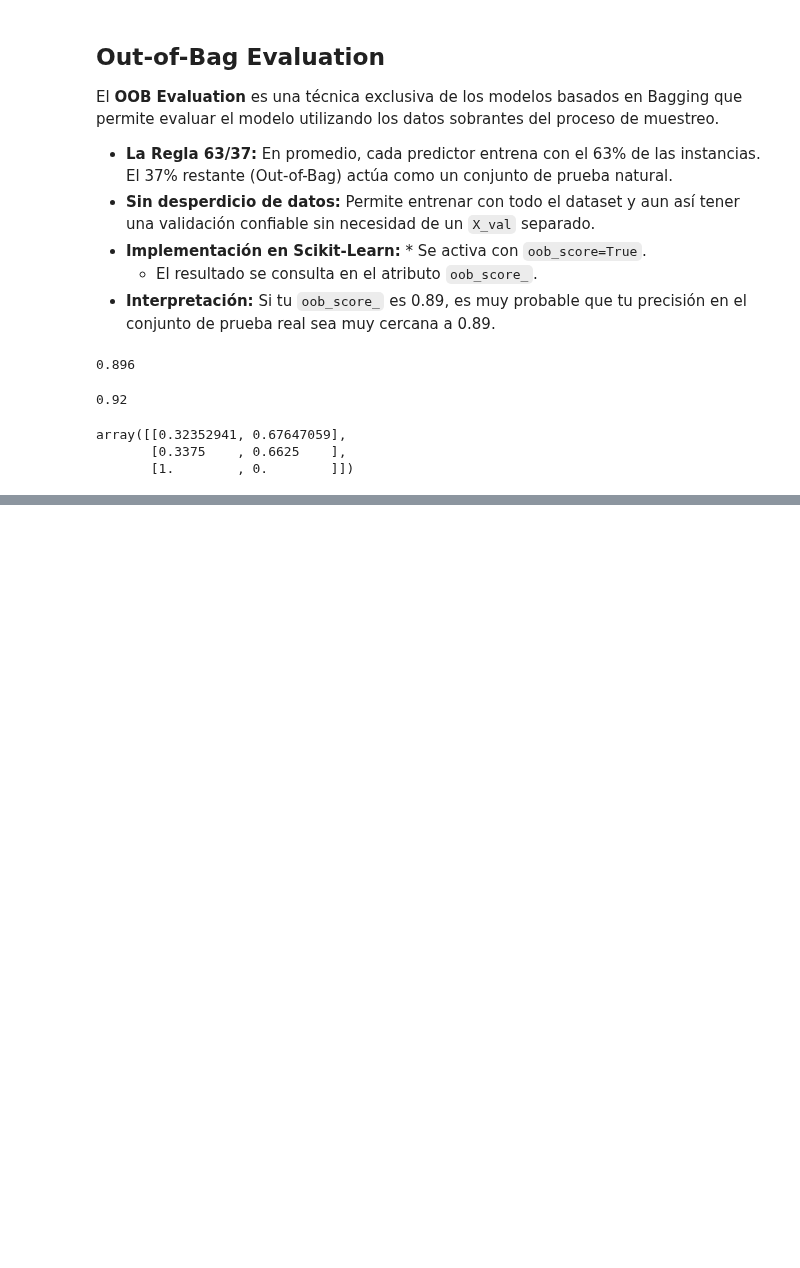
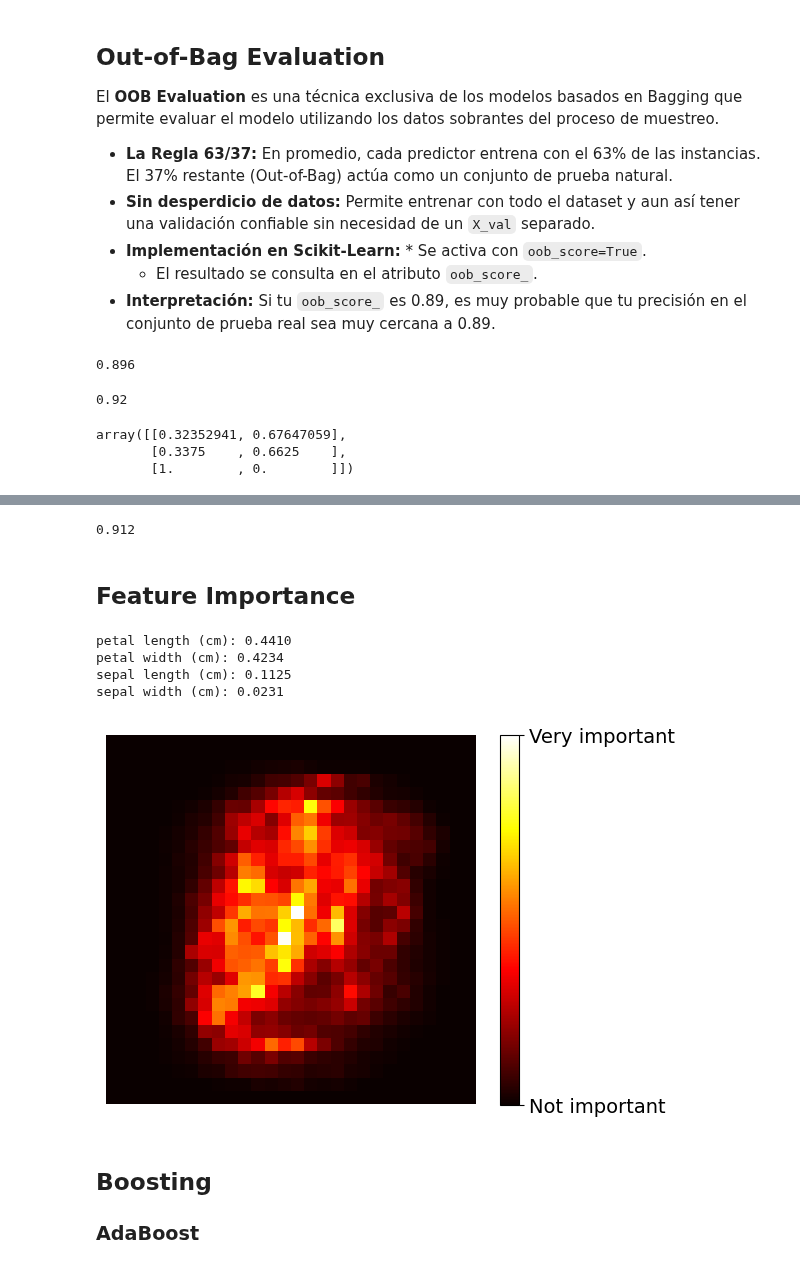
Before and after one commit to Sechi42/homl-study, a Jupyter notebook: 06_ensemble_learning_and_random_forests/06_ensemble_learning_and_random_forests.ipynb, the cells around one changed output, grey strips where cells are left out. Drawn from its saved outputs; the diff is of its cells as text; code cells hidden in the pictures; blank space fills up the shorter version.

```diff
--- a/06_ensemble_learning_and_random_forests/06_ensemble_learning_and_random_forests.ipynb
+++ b/06_ensemble_learning_and_random_forests/06_ensemble_learning_and_random_forests.ipynb
@@ -274,0 +299,50 @@ array([[0.32352941, 0.67647059],
+# %%
+from sklearn.ensemble import ExtraTreesClassifier
+
+extra_clf = ExtraTreesClassifier(n_estimators=500, max_leaf_nodes=16,
+                                 bootstrap=False, random_state=42, n_jobs=-1)
+
+extra_clf.fit(X_train, y_train)
+y_pred_extra = extra_clf.predict(X_test)
+accuracy_score(y_test, y_pred_extra)
+# %% [output]
+0.912
+# %% [markdown]
+## Feature Importance
+# %%
+from sklearn.datasets import load_iris
+
+iris = load_iris(as_frame=True)
+rnd_clf = RandomForestClassifier(n_estimators=500, random_state=42)
+rnd_clf.fit(iris.data, iris.target)
+for score, name in sorted(zip(rnd_clf.feature_importances_, iris.feature_names), reverse=True):
+    print(f"{name}: {score:.4f}")
+# %% [output]
+petal length (cm): 0.4410
+petal width (cm): 0.4234
+sepal length (cm): 0.1125
+sepal width (cm): 0.0231
+# %%
+# extra code – this cell generates Figure 6–6
+
+from sklearn.datasets import fetch_openml
+
+X_mnist, y_mnist = fetch_openml('mnist_784', return_X_y=True, as_frame=False,
+                                parser='auto')
+
+rnd_clf = RandomForestClassifier(n_estimators=100, random_state=42)
+rnd_clf.fit(X_mnist, y_mnist)
+
+heatmap_image = rnd_clf.feature_importances_.reshape(28, 28)
+plt.imshow(heatmap_image, cmap="hot")
+cbar = plt.colorbar(ticks=[rnd_clf.feature_importances_.min(),
+                           rnd_clf.feature_importances_.max()])
+cbar.ax.set_yticklabels(['Not important', 'Very important'], fontsize=14)
+plt.axis("off")
+
+plt.show()
+# %% [output]
+[figure, added]
+# %% [markdown]
+## Boosting
+### AdaBoost
```
Also changed, not shown: parts of 5 cells of this notebook.
